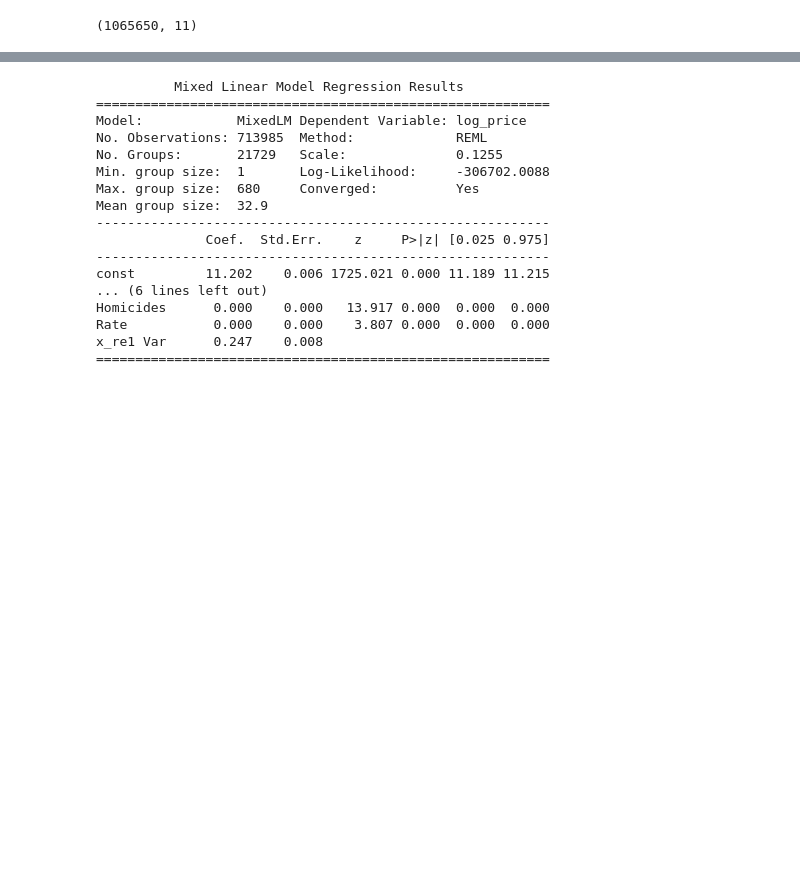
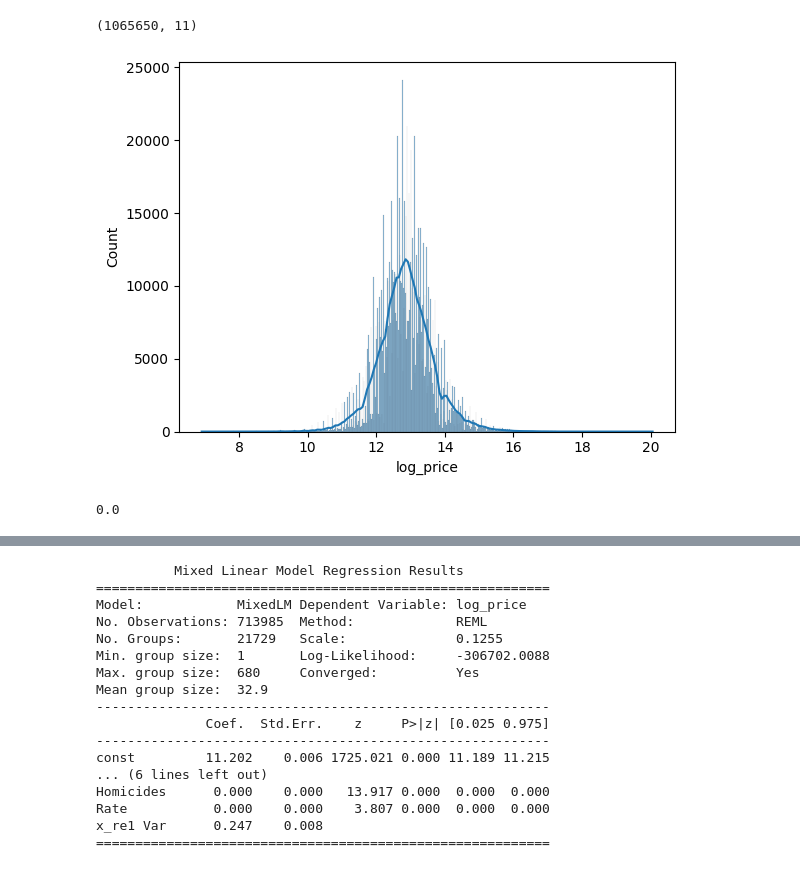
Before and after one commit to et-lang225/House_Prices_Project, a Jupyter notebook: statsmod_GLMM.ipynb, the cells around one changed output, grey strips where cells are left out. Cells and saved outputs as stored; diff of their text form; code cells hidden in the pictures; blank space fills up the shorter version.

Commit message:
the log_price is normally distributed!

```diff
--- a/statsmod_GLMM.ipynb
+++ b/statsmod_GLMM.ipynb
@@ -45,6 +45,12 @@ df = sm.add_constant(df)
 df.shape
 # %% [output]
 (1065650, 11)
+# %%
+sns.histplot(df['log_price'], kde=True)
+plt.show()
+# %% [output]
+[figure, added]
+0.0
 # %%
 df.corr()
 # %% [output]
```
